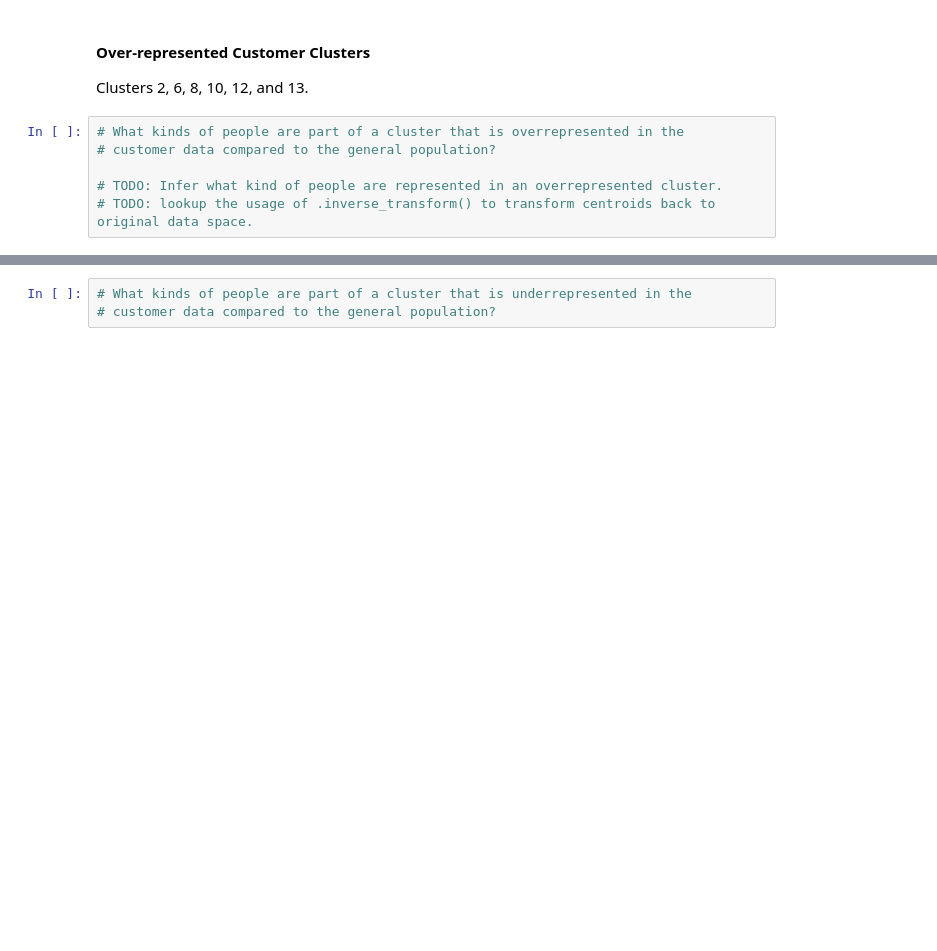
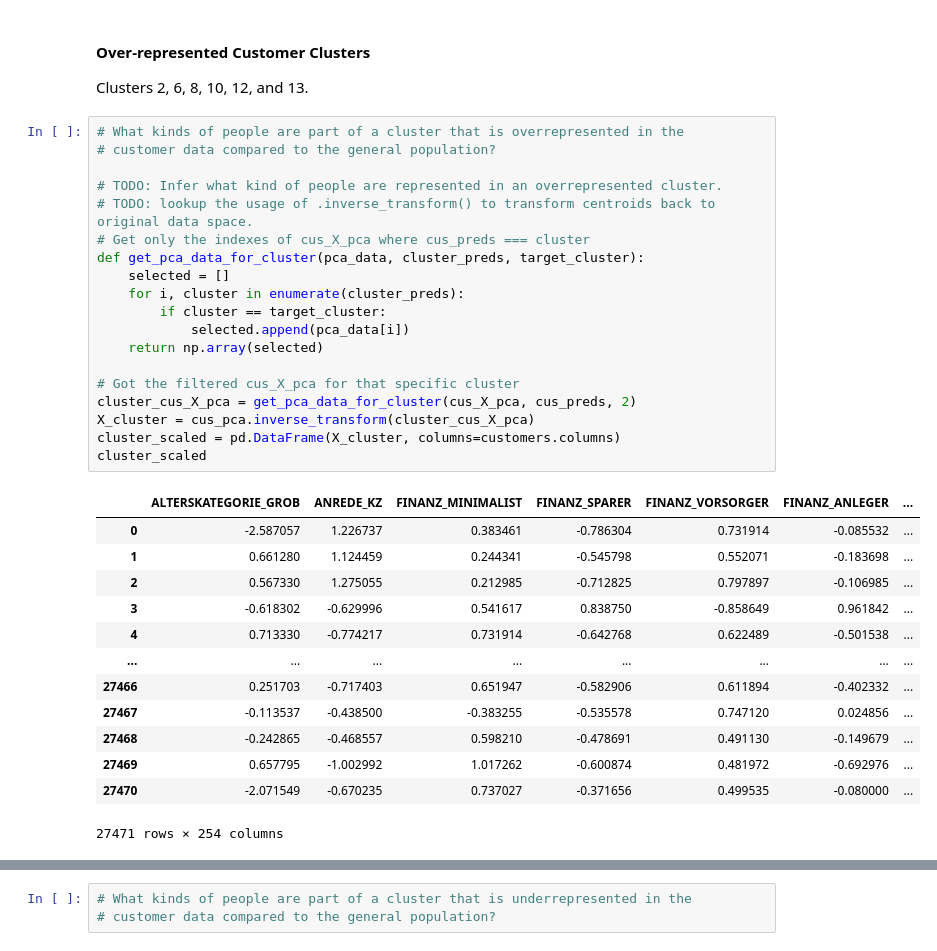
Before and after one commit to mrap/intro-to-ml-tensorflow, a Jupyter notebook: projects/p3_customer_segments/Identify_Customer_Segments.ipynb, the cells around one changed output, grey strips where cells are left out. Drawn from its saved outputs; the diff is of its cells as text; blank space fills up the shorter version.

Commit message:
Infers popular customer segment

```diff
--- a/projects/p3_customer_segments/Identify_Customer_Segments.ipynb
+++ b/projects/p3_customer_segments/Identify_Customer_Segments.ipynb
@@ -1205,6 +1205,33 @@ Clusters 2, 6, 8, 10, 12, and 13.
 # %%
 # What kinds of people are part of a cluster that is overrepresented in the
 # customer data compared to the general population?
 
 # TODO: Infer what kind of people are represented in an overrepresented cluster.
 # TODO: lookup the usage of .inverse_transform() to transform centroids back to original data space.
+# Get only the indexes of cus_X_pca where cus_preds === cluster
+def get_pca_data_for_cluster(pca_data, cluster_preds, target_cluster):
+    selected = []
+    for i, cluster in enumerate(cluster_preds):
+        if cluster == target_cluster:
+            selected.append(pca_data[i])
+    return np.array(selected)
+
+# Got the filtered cus_X_pca for that specific cluster
+cluster_cus_X_pca = get_pca_data_for_cluster(cus_X_pca, cus_preds, 2)
+X_cluster = cus_pca.inverse_transform(cluster_cus_X_pca)
+cluster_scaled = pd.DataFrame(X_cluster, columns=customers.columns)
+cluster_scaled
+# %% [output]
+|  | ALTERSKATEGORIE_GROB | ANREDE_KZ | FINANZ_MINIMALIST | FINANZ_SPARER | FINANZ_VORSORGER | FINANZ_ANLEGER | ... |
+| 0 | -2.587057 | 1.226737 | 0.383461 | -0.786304 | 0.731914 | -0.085532 | ... |
+| 1 | 0.661280 | 1.124459 | 0.244341 | -0.545798 | 0.552071 | -0.183698 | ... |
+| 2 | 0.567330 | 1.275055 | 0.212985 | -0.712825 | 0.797897 | -0.106985 | ... |
+| 3 | -0.618302 | -0.629996 | 0.541617 | 0.838750 | -0.858649 | 0.961842 | ... |
+| 4 | 0.713330 | -0.774217 | 0.731914 | -0.642768 | 0.622489 | -0.501538 | ... |
+| ... | ... | ... | ... | ... | ... | ... | ... |
+| 27466 | 0.251703 | -0.717403 | 0.651947 | -0.582906 | 0.611894 | -0.402332 | ... |
+| 27467 | -0.113537 | -0.438500 | -0.383255 | -0.535578 | 0.747120 | 0.024856 | ... |
+| 27468 | -0.242865 | -0.468557 | 0.598210 | -0.478691 | 0.491130 | -0.149679 | ... |
+| 27469 | 0.657795 | -1.002992 | 1.017262 | -0.600874 | 0.481972 | -0.692976 | ... |
+| 27470 | -2.071549 | -0.670235 | 0.737027 | -0.371656 | 0.499535 | -0.080000 | ... |
+27471 rows × 254 columns
```
Also changed, not shown: parts of 5 cells of this notebook.
